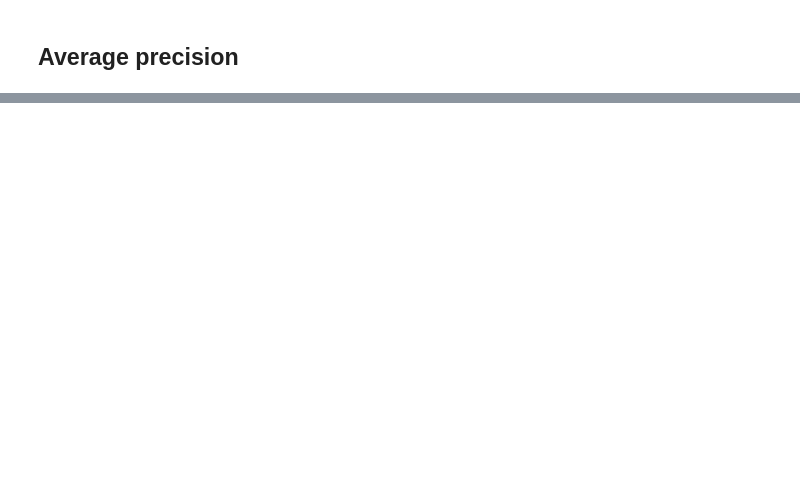
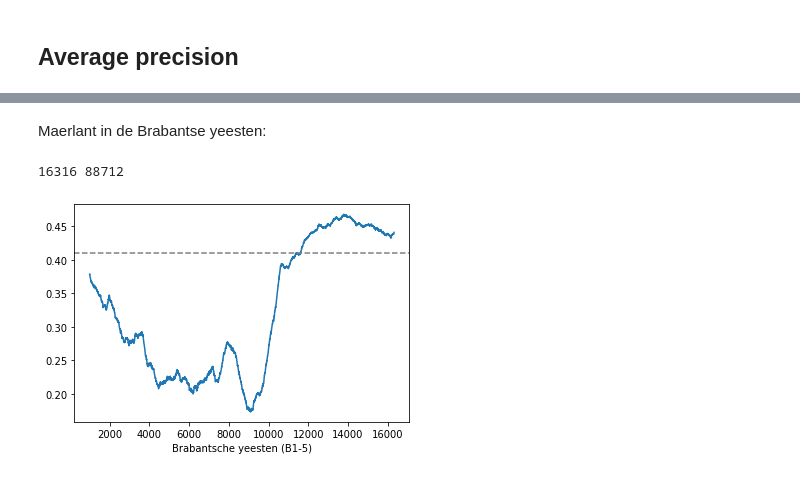
Before and after one commit to mikekestemont/zwerfverzen, a Jupyter notebook: notebooks/intertext.ipynb, the cells around one changed output, grey strips where cells are left out. Saved outputs shown, nothing was run; the diff lists cells and outputs as text; code cells hidden in the pictures; blank space fills up the shorter version.

```diff
--- a/notebooks/intertext.ipynb
+++ b/notebooks/intertext.ipynb
@@ -448,0 +465,7 @@ scores.plot()
+# %% [markdown]
+Maerlant in de Brabantse yeesten:
+# %%
+detector('Brabantsche yeesten (B1-5)', 'Spiegel historiael (P1-P4 [Maerlant])')
+# %% [output]
+16316 88712
+[figure, added]
```
Also changed, not shown: parts of 16 cells of this notebook.
